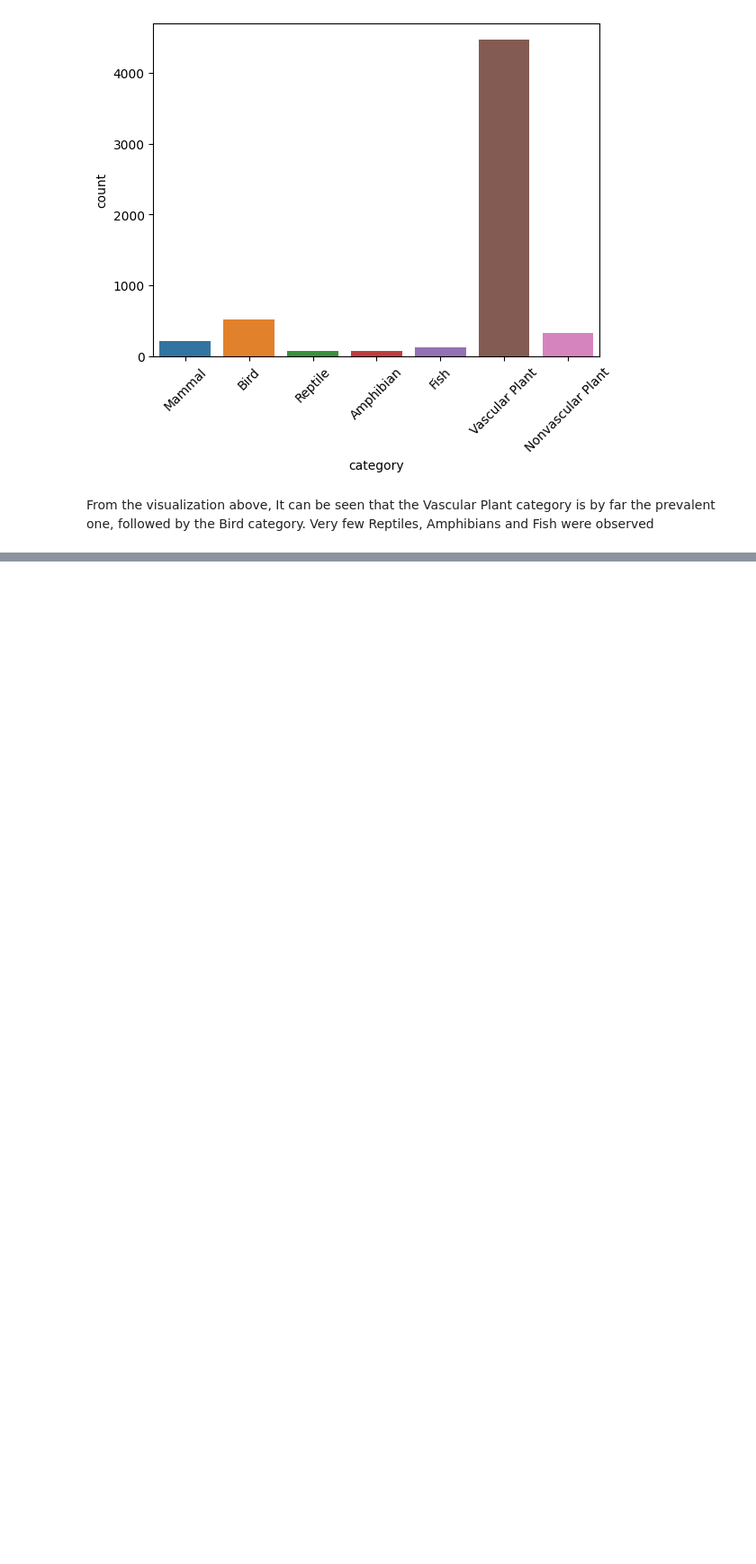
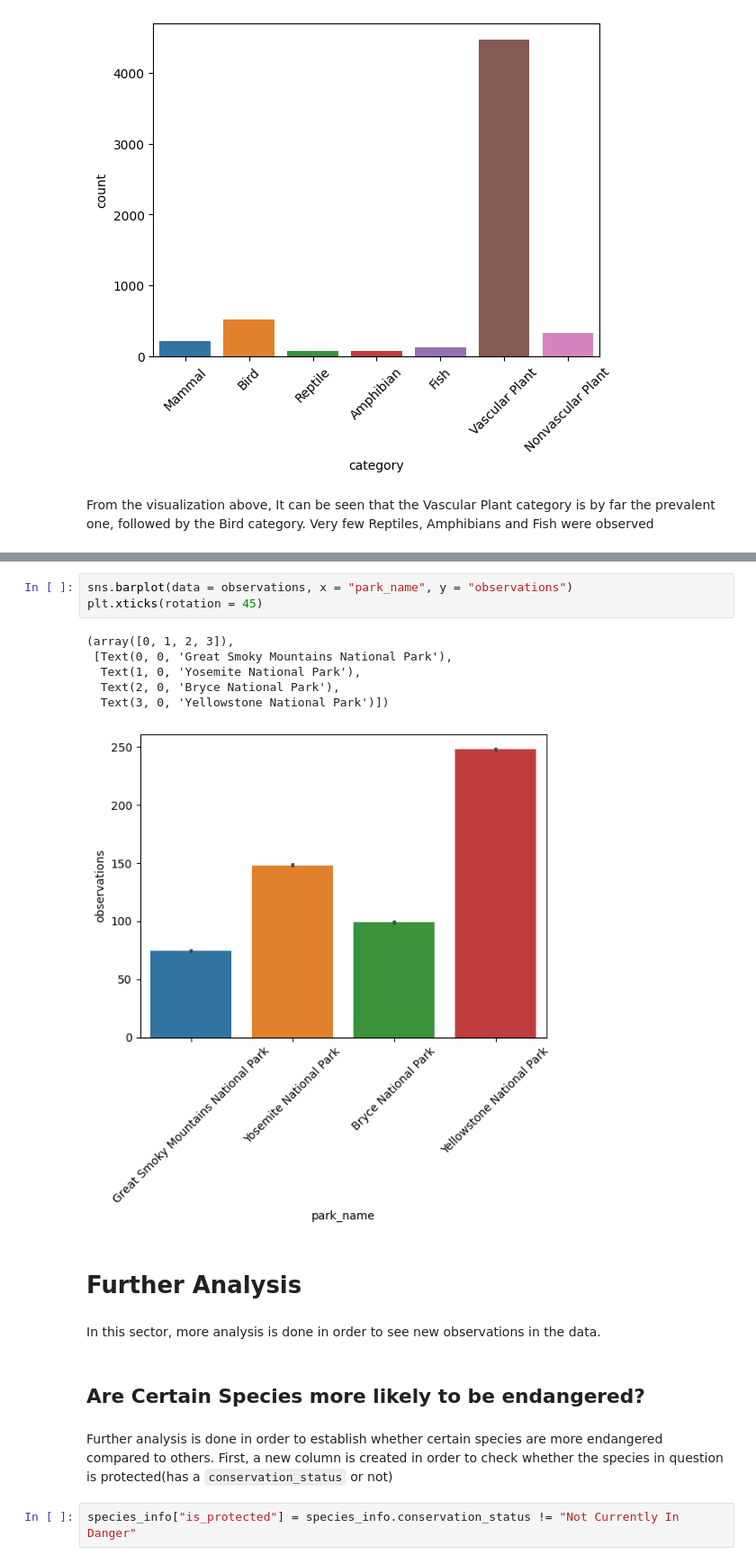
Before and after one commit to kariru-k/datascienceportfolio, a Jupyter notebook: biodiversity.ipynb, the cells around one changed output, grey strips where cells are left out. Shown at 90% size. Cells and saved outputs as stored; diff of their text form; blank space fills up the shorter version.

```diff
--- a/biodiversity.ipynb
+++ b/biodiversity.ipynb
@@ -151,0 +300,21 @@ Next, there will be
+# %%
+sns.barplot(data = observations, x = "park_name", y = "observations")
+plt.xticks(rotation = 45)
+# %% [output]
+(array([0, 1, 2, 3]),
+ [Text(0, 0, 'Great Smoky Mountains National Park'),
+  Text(1, 0, 'Yosemite National Park'),
+  Text(2, 0, 'Bryce National Park'),
+  Text(3, 0, 'Yellowstone National Park')])
+[figure, added]
+# %% [markdown]
+# Further Analysis
+# %% [markdown]
+In this sector, more analysis is done in order to see new observations in the data.
+# %% [markdown]
+## Are Certain Species more likely to be endangered?
+# %% [markdown]
+Further analysis is done in order to establish whether certain species are more endangered compared to others.
+First, a new column is created in order to check whether the species in question is protected(has a `conservation_status` or not)
+# %%
+species_info["is_protected"] = species_info.conservation_status != "Not Currently In Danger"
```
Also changed, not shown: parts of 45 cells of this notebook.
